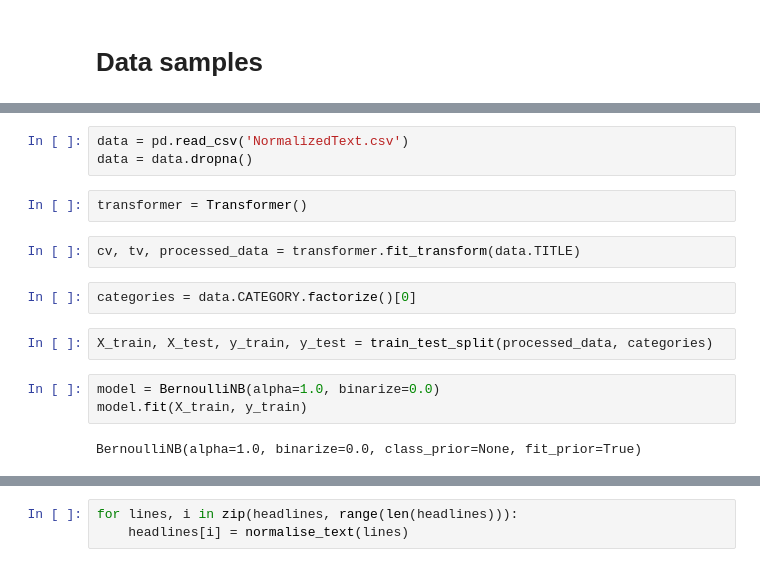
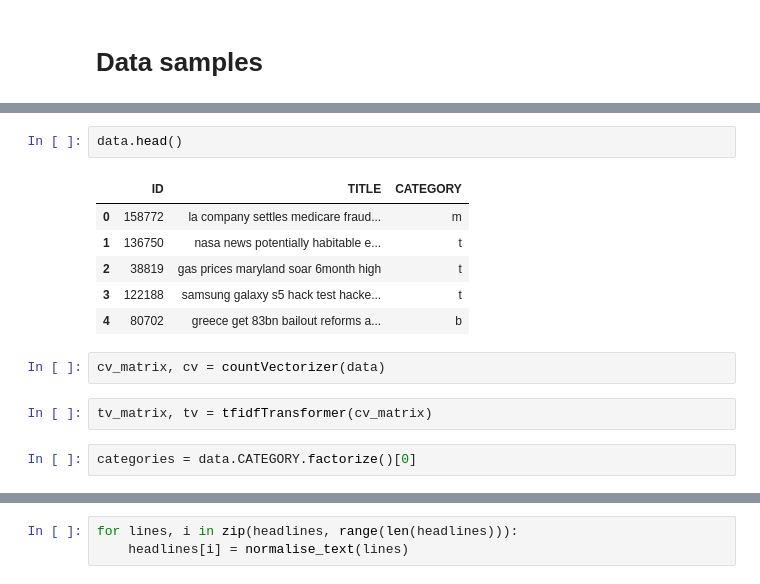
Before and after one commit to shashi4bs/NewsLabelApp-in-Flask, a Jupyter notebook: training_demo.ipynb, the cells around one changed output, grey strips where cells are left out. Saved outputs shown, nothing was run; the diff lists cells and outputs as text.

Commit message:
Revert "Running on BernoulliNB"

```diff
--- a/training_demo.ipynb
+++ b/training_demo.ipynb
@@ -53,16 +43,15 @@ data.head()
-# %%
-data = pd.read_csv('NormalizedText.csv')
-data = data.dropna()
-# %%
-transformer = Transformer()
-# %%
-cv, tv, processed_data = transformer.fit_transform(data.TITLE)
+# %%
+data.head()
+# %% [output]
+|  | ID | TITLE | CATEGORY |
+| 0 | 158772 | la company settles medicare fraud... | m |
+| 1 | 136750 | nasa news potentially habitable e... | t |
+| 2 | 38819 | gas prices maryland soar 6month high | t |
+| 3 | 122188 | samsung galaxy s5 hack test hacke... | t |
+| 4 | 80702 | greece get 83bn bailout reforms a... | b |
+# %%
+cv_matrix, cv = countVectorizer(data)
+# %%
+tv_matrix, tv = tfidfTransformer(cv_matrix)
 # %%
 categories = data.CATEGORY.factorize()[0]
-# %%
-X_train, X_test, y_train, y_test = train_test_split(processed_data, categories)
-# %%
-model = BernoulliNB(alpha=1.0, binarize=0.0)
-model.fit(X_train, y_train)
-# %% [output]
-BernoulliNB(alpha=1.0, binarize=0.0, class_prior=None, fit_prior=True)
```
Also changed, not shown: parts of 24 cells of this notebook, 35 other files.
